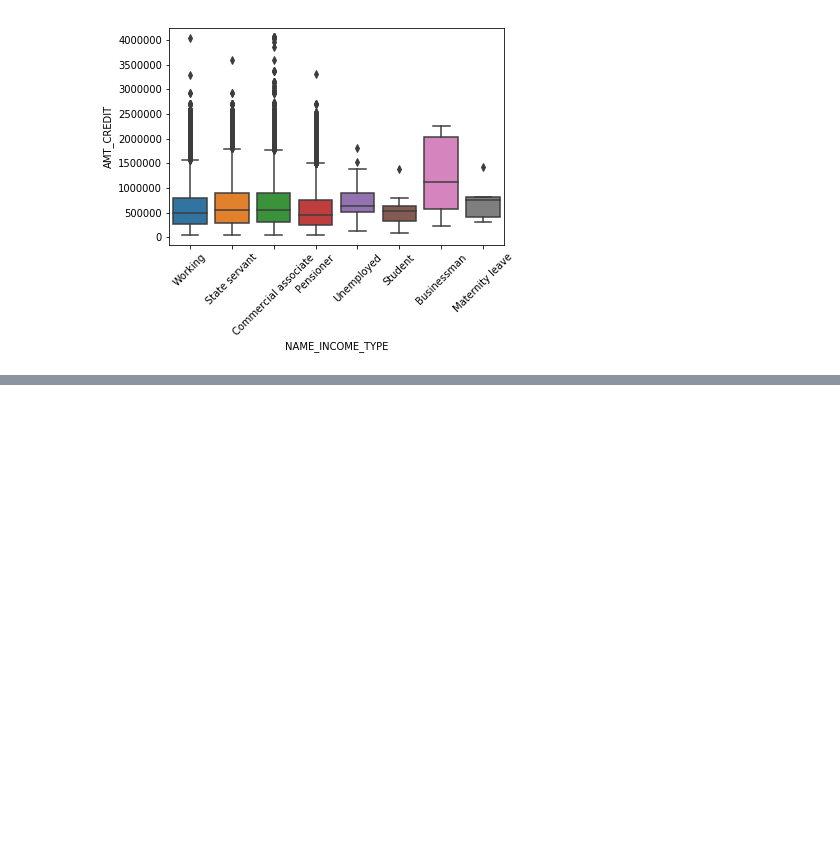
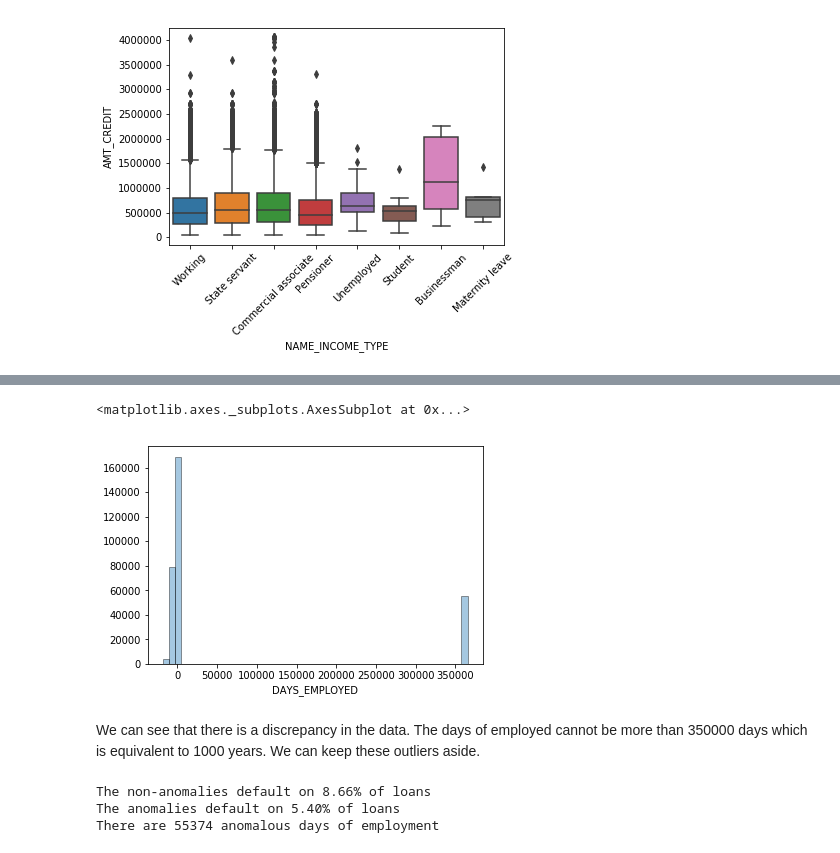
Before and after one commit to infimsr/Kaggle_project, a Jupyter notebook: Credit Risk - Kaggle.ipynb, the cells around one changed output, grey strips where cells are left out. Drawn from its saved outputs; the diff is of its cells as text; code cells hidden in the pictures; blank space fills up the shorter version.

```diff
--- a/Credit Risk - Kaggle.ipynb
+++ b/Credit Risk - Kaggle.ipynb
@@ -107,2 +119,0 @@ We can see that the interquartile range and median for the Businessman is highes
-# %%
-credit_train = pd.get_dummies(credit_train,drop_first=True)
@@ -127,0 +138,17 @@ X_train, X_test, y_train, y_test = train_test_split(X, y, test_size=0.25, random
+# %%
+sns.distplot(credit_train['DAYS_EMPLOYED'],kde=False)
+# %% [output]
+<matplotlib.axes._subplots.AxesSubplot at 0x...>
+[figure, added]
+# %% [markdown]
+We can see that there is a discrepancy in the data. The days of employed cannot be more than 350000 days which is equivalent to 1000 years. We can keep these outliers aside.
+# %%
+anom = credit_train[credit_train['DAYS_EMPLOYED'] == 365243]
+non_anom = credit_train[credit_train['DAYS_EMPLOYED'] != 365243]
+print('The non-anomalies default on %0.2f%% of loans' % (100 * non_anom['TARGET'].mean()))
+print('The anomalies default on %0.2f%% of loans' % (100 * anom['TARGET'].mean()))
+print('There are %d anomalous days of employment' % len(anom))
+# %% [output]
+The non-anomalies default on 8.66% of loans
+The anomalies default on 5.40% of loans
+There are 55374 anomalous days of employment
```
Also changed, not shown: parts of 90 cells of this notebook.
